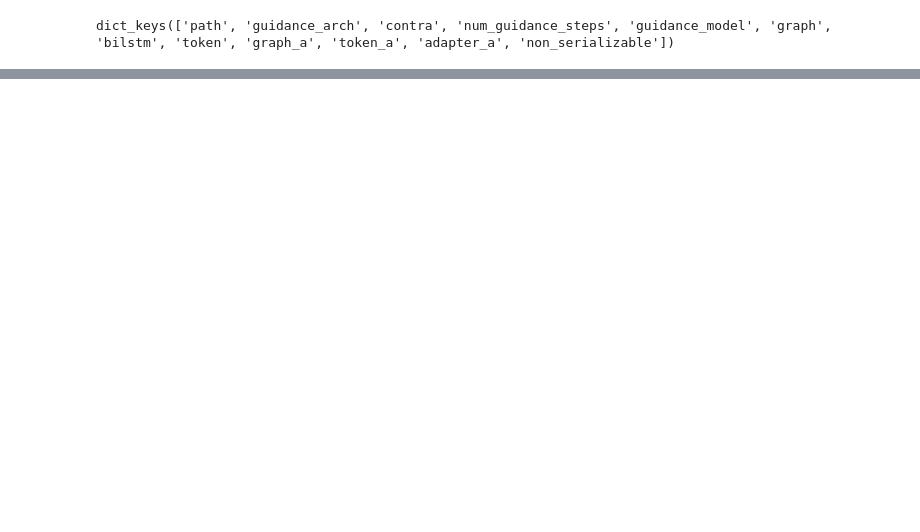
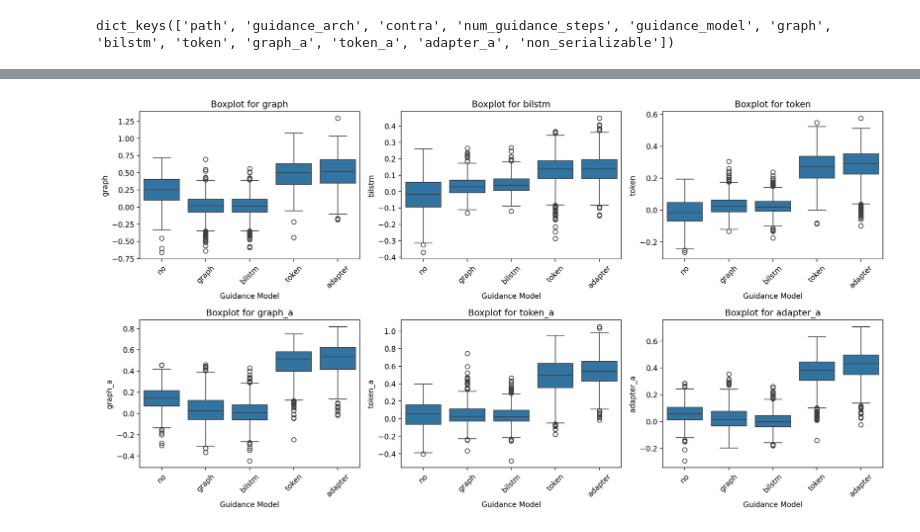
Before and after one commit to maximoskp/GraphMelHarm, a Jupyter notebook: results_analysis.ipynb, the cells around one changed output, grey strips where cells are left out. Cells and saved outputs as stored; diff of their text form; code cells hidden in the pictures; blank space fills up the shorter version.

```diff
--- a/results_analysis.ipynb
+++ b/results_analysis.ipynb
@@ -206 +208,53 @@ p-value: 0.000038
 Significant at 0.05: True
+# %%
+common = [
+    'b_E:7_@2;A:9_@2',
+    'b_G:7_@2;D:9_@2'
+]
+uncommon = [
+    'b_C#:hdim7_@2;D#:min_@2',
+    'b_C:dim_@2;E:maj_@2'
+]
+new_t_known_c = [
+    'b_A:min_@2;C#:maj_@2',
+    'b_G:maj_@2;A#:11_@2'
+]
+new_t_new_c = [
+    'b_C#:maj_@2;F#:maj9_@2',
+    'b_D#:minmaj7_@2;B:maj6_@2'
+]
+# %%
+seq_name = common[0]
+# %%
+import matplotlib.pyplot as plt
+import seaborn as sns
+
+# Restrict the analysis to rows where contrastive training was enabled
+# and select numeric metric columns automatically.
+# df_contra = df[df['contra'] == True].copy()
+df_common = df_contra[df_contra['path'].str.contains(seq_name, na=False)].copy()
+
+metrics = [
+    col for col in df_common.columns
+    if col not in {'path', 'guidance_arch', 'contra', 'num_guidance_steps', 'guidance_model'}
+    and pd.api.types.is_numeric_dtype(df_common[col])
+]
+
+# Create subplots (2 rows x 3 columns)
+fig, axes = plt.subplots(2, 3, figsize=(15, 8))
+axes = axes.flatten()
+
+for idx, metric in enumerate(metrics[:len(axes)]):
+    sns.boxplot(data=df_contra, x='guidance_model', y=metric, ax=axes[idx])
+    axes[idx].set_title(f'Boxplot for {metric}')
+    axes[idx].set_xlabel('Guidance Model')
+    axes[idx].set_ylabel(metric)
+    plt.setp(axes[idx].xaxis.get_majorticklabels(), rotation=45)
+
+for ax in axes[len(metrics):]:
+    fig.delaxes(ax)
+
+plt.tight_layout()
+plt.show()
+# %% [output]
+[figure, added]
```
Also changed, not shown: parts of 9 cells of this notebook, 48 other files.
